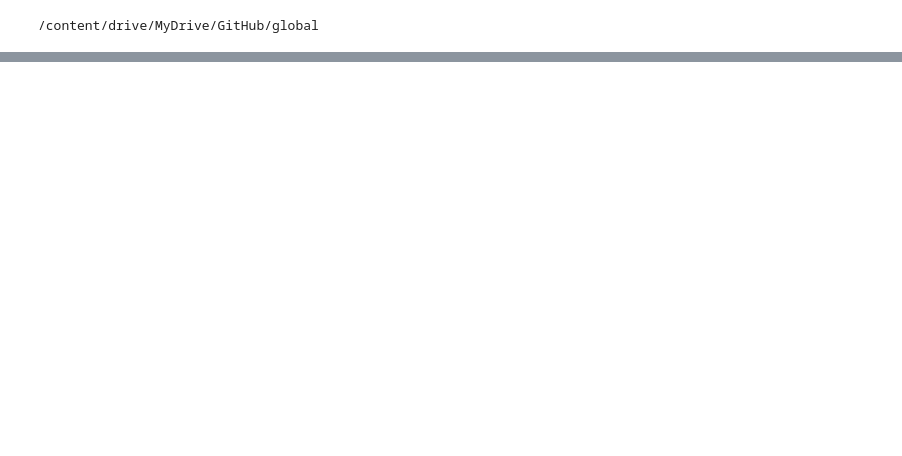
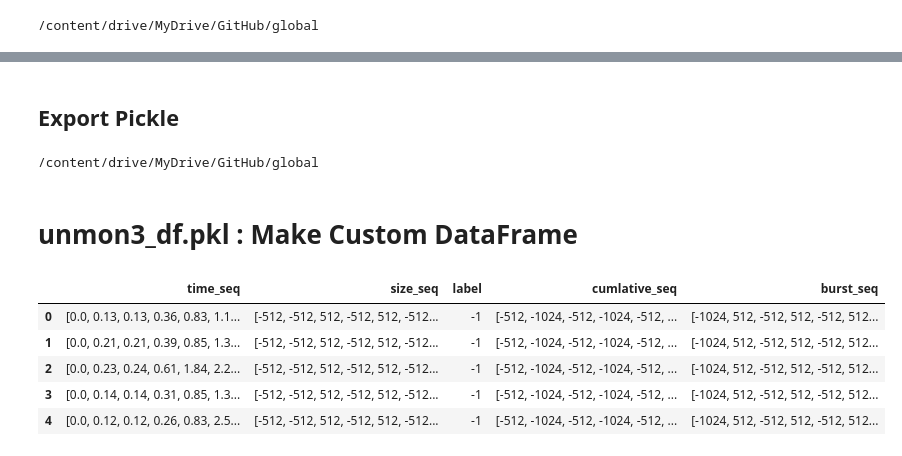
Before and after one commit to yhjune/Class-2023-MachineLearning, a Jupyter notebook: data/store_unmon_standard_pickle.ipynb, the cells around one changed output, grey strips where cells are left out. Cells and saved outputs as stored; diff of their text form; code cells hidden in the pictures; blank space fills up the shorter version.

```diff
--- a/data/store_unmon_standard_pickle.ipynb
+++ b/data/store_unmon_standard_pickle.ipynb
@@ -108,0 +170,6 @@ picklefile.close()
+# %% [markdown]
+## Export Pickle
+# %%
+cd /content/drive/MyDrive/GitHub/global
+# %% [output]
+/content/drive/MyDrive/GitHub/global
@@ -108,0 +180,18 @@ picklefile.close()
+# %% [markdown]
+# unmon3_df.pkl : Make Custom DataFrame
+# %%
+import pickle
+with open('/content/drive/MyDrive/GitHub/global/unmon_df1_contiuous.pkl', 'rb') as f:  # Path to unmon_standard10.pkl in Colab
+    df1 = pickle.load(f)
+
+with open('/content/drive/MyDrive/GitHub/global/unmon_df2_categorical.pkl', 'rb') as f:  # Path to unmon_standard10.pkl in Colab
+    df2 = pickle.load(f)
+# %%
+df1.head()
+# %% [output]
+|  | time_seq | size_seq | label | cumlative_seq | burst_seq |
+| 0 | [0.0, 0.13, 0.13, 0.36, 0.83, 1.1... | [-512, -512, 512, -512, 512, -512... | -1 | [-512, -1024, -512, -1024, -512, ... | [-1024, 512, -512, 512, -512, 512... |
+| 1 | [0.0, 0.21, 0.21, 0.39, 0.85, 1.3... | [-512, -512, 512, -512, 512, -512... | -1 | [-512, -1024, -512, -1024, -512, ... | [-1024, 512, -512, 512, -512, 512... |
+| 2 | [0.0, 0.23, 0.24, 0.61, 1.84, 2.2... | [-512, -512, 512, -512, 512, -512... | -1 | [-512, -1024, -512, -1024, -512, ... | [-1024, 512, -512, 512, -512, 512... |
+| 3 | [0.0, 0.14, 0.14, 0.31, 0.85, 1.3... | [-512, -512, 512, -512, 512, -512... | -1 | [-512, -1024, -512, -1024, -512, ... | [-1024, 512, -512, 512, -512, 512... |
+| 4 | [0.0, 0.12, 0.12, 0.26, 0.83, 2.5... | [-512, -512, 512, -512, 512, -512... | -1 | [-512, -1024, -512, -1024, -512, ... | [-1024, 512, -512, 512, -512, 512... |
```
Also changed, not shown: parts of 21 cells of this notebook.
